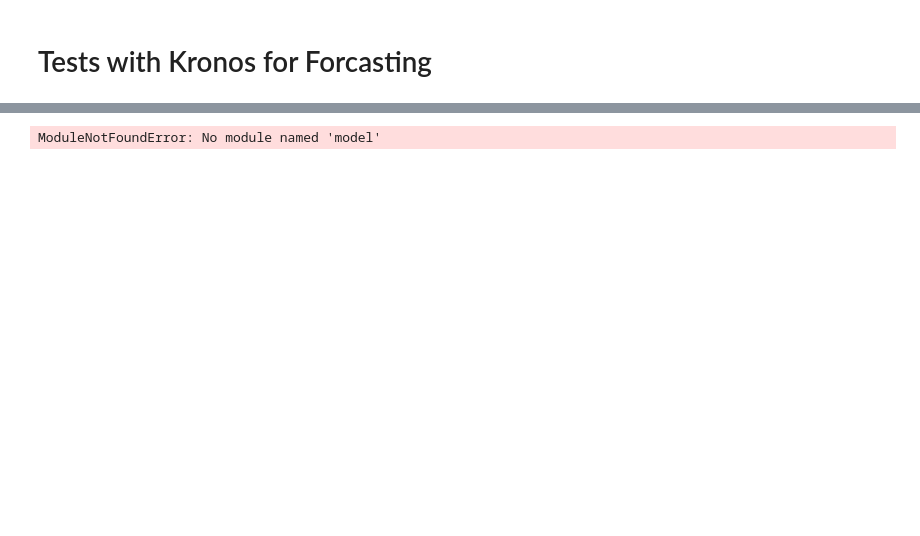
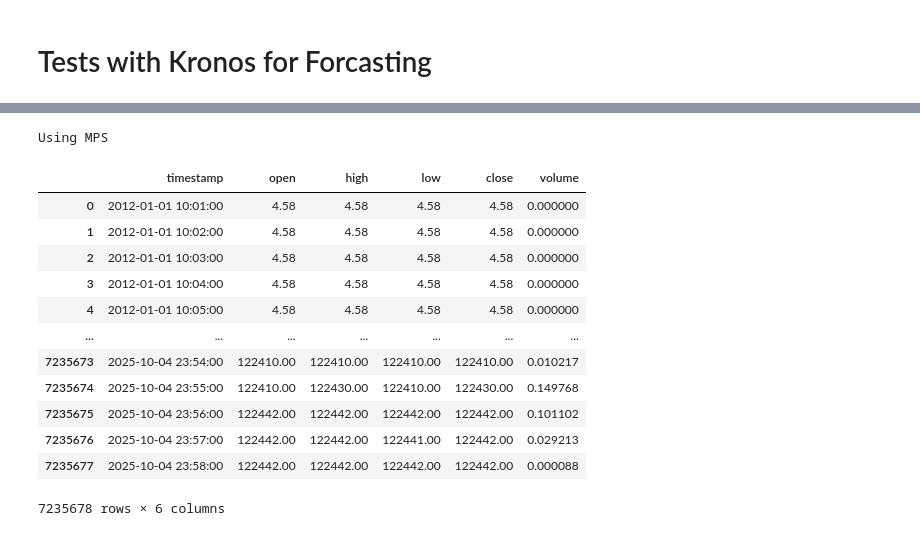
Before and after one commit to bwv988/ai_scratch, a Jupyter notebook: notebooks/kronos/kronos_tests.ipynb, the cells around one changed output, grey strips where cells are left out. Drawn from its saved outputs; the diff is of its cells as text; code cells hidden in the pictures; blank space fills up the shorter version.

```diff
--- a/notebooks/kronos/kronos_tests.ipynb
+++ b/notebooks/kronos/kronos_tests.ipynb
@@ -22,9 +22,58 @@ Requirement already satisfied: certifi>=2017.4.17 in /Users/sral/opt/miniconda3/
 Note: you may need to restart the kernel to use updated packages.
 # %%
+import sys
+import os
+import torch
+import pandas as pd
+import matplotlib.pyplot as plt
+
+# Ensure the kronos directory is in the Python path.
+sys.path.append(os.getcwd() + "/kronos/")
+
 from model import Kronos, KronosTokenizer, KronosPredictor
-# %% [output]
-ModuleNotFoundError: No module named 'model'
 # %%
 # Load from Hugging Face Hub
 tokenizer = KronosTokenizer.from_pretrained("NeoQuasar/Kronos-Tokenizer-base")
 model = Kronos.from_pretrained("NeoQuasar/Kronos-small")
+# %%
+# Instantiate Predictor
+
+if torch.backends.mps.is_available():
+    device = "mps"
+    print("Using MPS")
+elif torch.cuda.is_available():
+    device = "cuda:0"
+    print("Using CUDA")
+else:
+    device = "cpu"
+    print("Using CPU")
+
+predictor = KronosPredictor(model, tokenizer, device=device, max_context=512)
+# %% [output]
+Using MPS
+# %%
+df = pd.read_csv("~/Downloads/btcusd_1-min_data.csv")
+df['Timestamp'] = pd.to_datetime(df['Timestamp'], unit='s')
+df = df.rename(columns={
+    'Timestamp': 'timestamp',
+    'Open': 'open',
+    'High': 'high',
+    'Low': 'low',
+    'Close': 'close',
+    'Volume': 'volume'
+})
+df
+# %% [output]
+|  | timestamp | open | high | low | close | volume |
+| 0 | 2012-01-01 10:01:00 | 4.58 | 4.58 | 4.58 | 4.58 | 0.000000 |
+| 1 | 2012-01-01 10:02:00 | 4.58 | 4.58 | 4.58 | 4.58 | 0.000000 |
+| 2 | 2012-01-01 10:03:00 | 4.58 | 4.58 | 4.58 | 4.58 | 0.000000 |
+| 3 | 2012-01-01 10:04:00 | 4.58 | 4.58 | 4.58 | 4.58 | 0.000000 |
+| 4 | 2012-01-01 10:05:00 | 4.58 | 4.58 | 4.58 | 4.58 | 0.000000 |
+| ... | ... | ... | ... | ... | ... | ... |
+| 7235673 | 2025-10-04 23:54:00 | 122410.00 | 122410.00 | 122410.00 | 122410.00 | 0.010217 |
+| 7235674 | 2025-10-04 23:55:00 | 122410.00 | 122430.00 | 122410.00 | 122430.00 | 0.149768 |
+| 7235675 | 2025-10-04 23:56:00 | 122442.00 | 122442.00 | 122442.00 | 122442.00 | 0.101102 |
+| 7235676 | 2025-10-04 23:57:00 | 122442.00 | 122442.00 | 122441.00 | 122442.00 | 0.029213 |
+| 7235677 | 2025-10-04 23:58:00 | 122442.00 | 122442.00 | 122442.00 | 122442.00 | 0.000088 |
+7235678 rows × 6 columns
```
Also changed, not shown: parts of 8 cells of this notebook, 7 other files.
